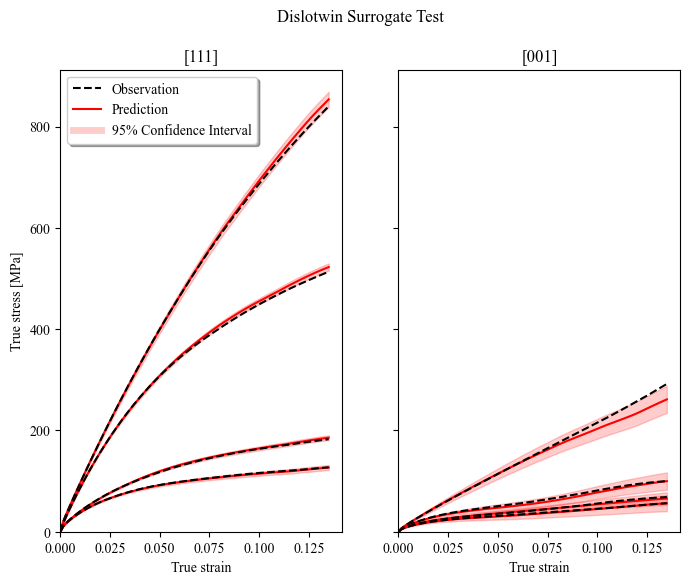
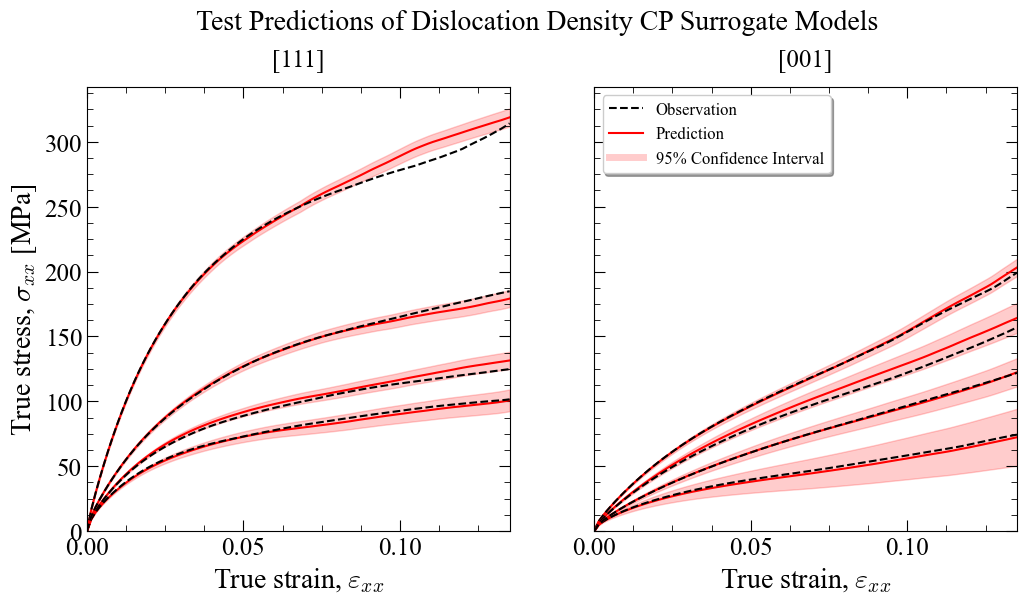
The notebook cell's code change between the first figure and the second:
--- before
+++ after
@@ -1,6 +1,9 @@
 from matplotlib.lines import Line2D
 from matplotlib.patches import Patch
+from matplotlib.ticker import AutoMinorLocator
 
-fig_test, ax_test = plt.subplots(1,2, figsize = (8,6), sharex=True, sharey=True)
+fig_test, ax_test = plt.subplots(1,2, figsize = (12,6), sharex=True, sharey=True)
+
+np.random.seed(1)
 
 random_dislo_111_samples = np.random.randint(low=0,high=len(test_dislo_111_params), size=4)
@@ -17,15 +20,35 @@
     ax_test[1].plot(strain_incs, test_dislo_001_outputs[idx],color='k',linestyle='dashed')
 
-ax_test[0].set_xlim(min(strain_incs))
-ax_test[1].set_xlim(min(strain_incs))
+ax_test[0].set_xlim(min(strain_incs), max(strain_incs))
+ax_test[1].set_xlim(min(strain_incs), max(strain_incs))
 ax_test[0].set_ylim(0)
 ax_test[1].set_ylim(0)
-ax_test[0].set_xlabel('True strain')
-ax_test[1].set_xlabel('True strain')
-ax_test[0].set_ylabel('True stress [MPa]')
+ax_test[0].set_xlabel(r'True strain, $\varepsilon_{xx}$', math_fontfamily = 'cm', fontsize = 20)
+ax_test[1].set_xlabel(r'True strain, $\varepsilon_{xx}$', math_fontfamily = 'cm', fontsize = 20)
+ax_test[0].set_ylabel(r'True stress, $\sigma_{xx}$ [MPa]', math_fontfamily = 'cm', fontsize = 20)
 
-fig_test.suptitle('Dislotwin Surrogate Test')
-ax_test[0].set_title('[111]')
-ax_test[1].set_title('[001]')
+ax_test[0].tick_params(which = 'both', direction = 'in', top = True, right = True, labelsize = 18)
+ax_test[0].tick_params(which = 'minor', length = 4)
+ax_test[0].tick_params(which = 'major', length = 8)
+
+ax_test[1].tick_params(which = 'both', direction = 'in', top = True, right = True, labelsize = 18)
+ax_test[1].tick_params(which = 'minor', length = 4)
+ax_test[1].tick_params(which = 'major', length = 8)
+
+ax_test[0].xaxis.set_minor_locator(AutoMinorLocator(4))
+ax_test[0].yaxis.set_minor_locator(AutoMinorLocator(4))
+ax_test[1].xaxis.set_minor_locator(AutoMinorLocator(4))
+ax_test[1].yaxis.set_minor_locator(AutoMinorLocator(4))
+
+fig_test.suptitle(r'Test Predictions of Phenomenological CP Surrogates', fontsize = 20)
+fig_test.subplots_adjust(top=0.85)
+ax_test[0].set_title('[111]', fontsize = 18, pad = 15)
+ax_test[1].set_title('[001]', fontsize = 18, pad = 15)
+
+fig_test.suptitle('Test Predictions of Dislocation Density CP Surrogate Models', fontsize = 20)
+fig_test.subplots_adjust(top=0.85)
+
+ax_test[0].set_title('[111]', fontsize = 18, pad =15)
+ax_test[1].set_title('[001]', fontsize = 18, pad =15)
 
 legend_elements_dislo = [Line2D([0], [0], color='k', label='Observation',ls='dashed'),
@@ -33,3 +56,4 @@
                    Line2D([0], [0], color='r', label='95% Confidence Interval', lw = 5, alpha=0.2)]#lw=5,alpha=0.2)]
 
-ax_test[0].legend(handles=legend_elements_dislo, shadow = True, loc = 'upper left')
+ax_test[1].legend(handles=legend_elements_dislo, shadow = True, loc = 'upper left', fontsize = 12)
+plt.savefig('./plots/GP_performance_test_data/dislotwin_stress-strain_predictions_test_data.png', dpi = 800)

Commit: Added surrogate validation plots - predictions on test data and final stress values.